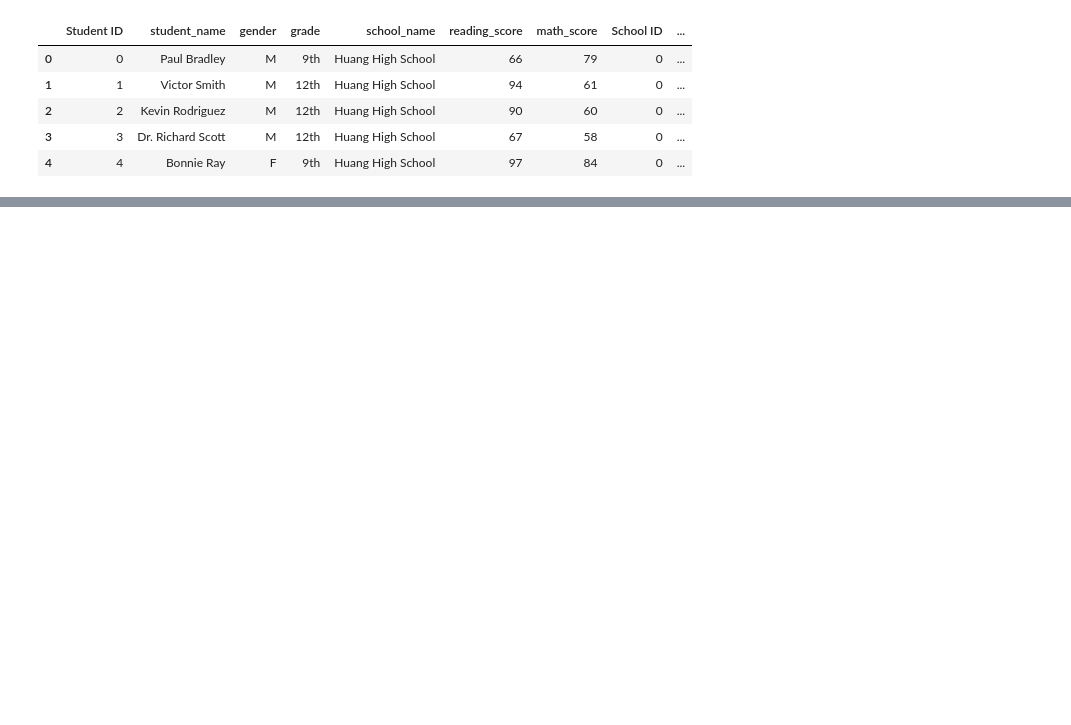
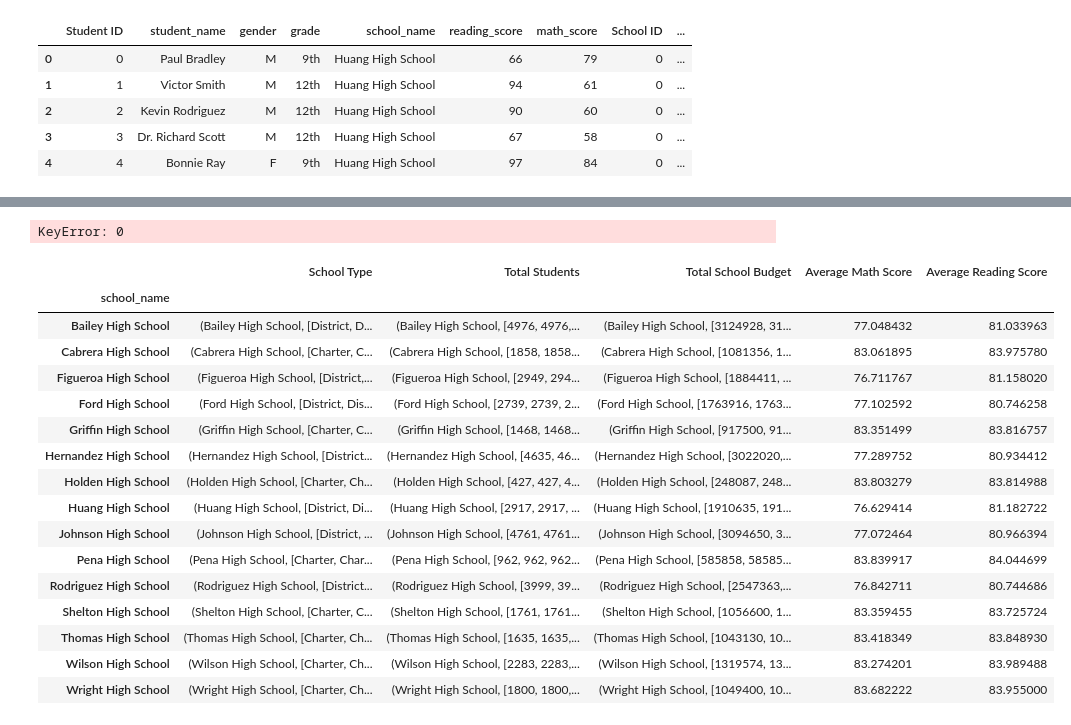
Before and after one commit to jared-roussel/pandas-challenge, a Jupyter notebook: PyCitySchools/pycityschools.ipynb, the cells around one changed output, grey strips where cells are left out. Drawn from its saved outputs; the diff is of its cells as text; code cells hidden in the pictures; blank space fills up the shorter version.

```diff
--- a/PyCitySchools/pycityschools.ipynb
+++ b/PyCitySchools/pycityschools.ipynb
@@ -108,0 +145,75 @@ district_df.head()
+# %%
+#combined_data.loc[combined_data['school_name'] == school]['type']
+school_name_list = []
+school_type_list = []
+total_students_list = []
+total_school_budget_list = []
+per_std_budget_list = []
+avg_math_score_list = []
+
+
+for school in copied_schools_list:
+    school_name = school
+    school_name_list.append(school_name)
+
+    school_type = combined_data.loc[combined_data['school_name'] == school]['type']
+    school_type_list.append(school_type)
+
+    total_students = combined_data.loc[combined_data['school_name'] == school]['size']
+    total_students_list.append(total_students)
+
+    total_school_budget = combined_data.loc[combined_data['school_name'] == school]['budget']
+    total_school_budget_list.append(total_school_budget)
+
+    per_std_budget = total_school_budget / total_students
+    per_std_budget_list.append(per_std_budget)
+
+    avg_math_score = combined_data.loc[combined_data['school_name'] == school]['math_score'].mean()
+    avg_math_score_list.append(avg_math_score)
+
+
+
+    school_summary_df = pd.DataFrame({"School Type":school_type_list
+
+    })
+
+
+school_summary_df.head()
+# %% [output]
+KeyError: 0
+# %%
+#school = combined_data.groupby('school_name')
+school_type = combined_data.groupby('school_name')['type']
+total_students = combined_data.groupby('school_name')['size']
+total_school_budget = combined_data.groupby('school_name')['budget']
+avg_math_score = combined_data.groupby('school_name').mean()['math_score']
+avg_reading_score = combined_data.groupby('school_name').mean()['reading_score']
+
+school_summary_df = pd.DataFrame({'School Type': school_type,
+                                  'Total Students': total_students,
+                                  'Total School Budget': total_school_budget,
+                                  'Average Math Score': avg_math_score,
+                                  'Average Reading Score': avg_reading_score,
+
+}
+)
+school_summary_df
+#per_std_budget = combined_data.groupby('school_name')['budget'] / combined_data.groupby('school_name')['size']
+# %% [output]
+|  | School Type | Total Students | Total School Budget | Average Math Score | Average Reading Score |
+| school_name |  |  |  |  |  |
+| Bailey High School | (Bailey High School, [District, D... | (Bailey High School, [4976, 4976,... | (Bailey High School, [3124928, 31... | 77.048432 | 81.033963 |
+| Cabrera High School | (Cabrera High School, [Charter, C... | (Cabrera High School, [1858, 1858... | (Cabrera High School, [1081356, 1... | 83.061895 | 83.975780 |
+| Figueroa High School | (Figueroa High School, [District,... | (Figueroa High School, [2949, 294... | (Figueroa High School, [1884411, ... | 76.711767 | 81.158020 |
+| Ford High School | (Ford High School, [District, Dis... | (Ford High School, [2739, 2739, 2... | (Ford High School, [1763916, 1763... | 77.102592 | 80.746258 |
+| Griffin High School | (Griffin High School, [Charter, C... | (Griffin High School, [1468, 1468... | (Griffin High School, [917500, 91... | 83.351499 | 83.816757 |
+| Hernandez High School | (Hernandez High School, [District... | (Hernandez High School, [4635, 46... | (Hernandez High School, [3022020,... | 77.289752 | 80.934412 |
+| Holden High School | (Holden High School, [Charter, Ch... | (Holden High School, [427, 427, 4... | (Holden High School, [248087, 248... | 83.803279 | 83.814988 |
+| Huang High School | (Huang High School, [District, Di... | (Huang High School, [2917, 2917, ... | (Huang High School, [1910635, 191... | 76.629414 | 81.182722 |
+| Johnson High School | (Johnson High School, [District, ... | (Johnson High School, [4761, 4761... | (Johnson High School, [3094650, 3... | 77.072464 | 80.966394 |
+| Pena High School | (Pena High School, [Charter, Char... | (Pena High School, [962, 962, 962... | (Pena High School, [585858, 58585... | 83.839917 | 84.044699 |
+| Rodriguez High School | (Rodriguez High School, [District... | (Rodriguez High School, [3999, 39... | (Rodriguez High School, [2547363,... | 76.842711 | 80.744686 |
+| Shelton High School | (Shelton High School, [Charter, C... | (Shelton High School, [1761, 1761... | (Shelton High School, [1056600, 1... | 83.359455 | 83.725724 |
+| Thomas High School | (Thomas High School, [Charter, Ch... | (Thomas High School, [1635, 1635,... | (Thomas High School, [1043130, 10... | 83.418349 | 83.848930 |
+| Wilson High School | (Wilson High School, [Charter, Ch... | (Wilson High School, [2283, 2283,... | (Wilson High School, [1319574, 13... | 83.274201 | 83.989488 |
+| Wright High School | (Wright High School, [Charter, Ch... | (Wright High School, [1800, 1800,... | (Wright High School, [1049400, 10... | 83.682222 | 83.955000 |
```
Also changed, not shown: parts of 7 cells of this notebook.
